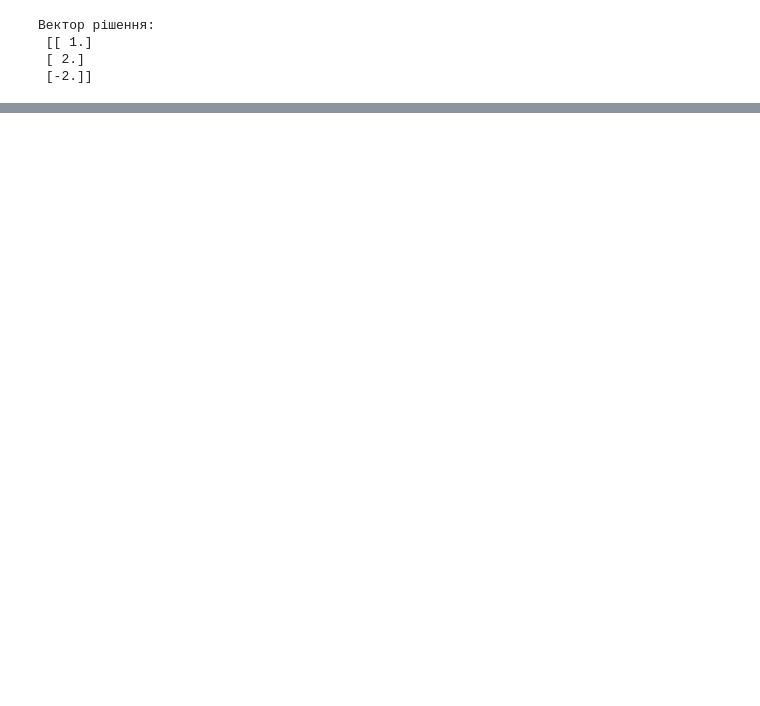
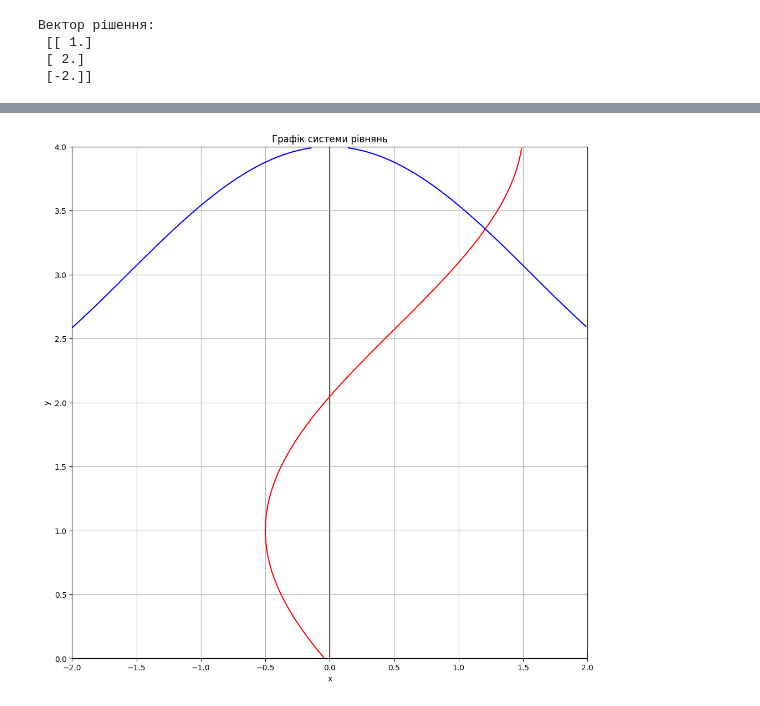
Before and after one commit to AlinaSalaieva/NM, a Jupyter notebook: ЛР_Салаєва_12В.ipynb, the cells around one changed output, grey strips where cells are left out. Drawn from its saved outputs; the diff is of its cells as text; code cells hidden in the pictures; blank space fills up the shorter version.

```diff
--- a/ЛР_Салаєва_12В.ipynb
+++ b/ЛР_Салаєва_12В.ipynb
@@ -219,0 +170,43 @@ print(f"Вектор рішення: \r\n {solve_gausse(a, b)}")
+# %%
+import numpy as np
+import matplotlib.pyplot as plt
+
+# Область значень для x та y
+x_min, x_max = -2, 2
+y_min, y_max = 0, 4
+step = 0.01
+
+# Створюємо масиви значень x та y
+x, y = np.meshgrid(np.arange(x_min, x_max, step), np.arange(y_min, y_max, step))
+
+# Рівняння системи
+eq1 = np.cos(y -1) + x - 0.5
+eq2 = y - np.cos(x) - 3
+
+# Створюємо графік
+fig, ax = plt.subplots(figsize=(12, 12))
+
+# Додаємо графік першого рівняння
+ax.contour(x, y, eq1, levels=[0], colors='red')
+
+# Додаємо графік другого рівняння
+ax.contour(x, y, eq2, levels=[0], colors='blue')
+
+# Налаштування графіка
+ax.set_xlim([x_min, x_max])
+ax.set_ylim([y_min, y_max])
+ax.set_xlabel('x')
+ax.set_ylabel('y')
+ax.set_title('Графік системи рівнянь')
+
+# Додаємо стрілки на кінцях осей
+ax.arrow(x_min, 0, x_max - x_min, 0, head_width=0.1, head_length=0.05, fc='black', ec='black')
+ax.arrow(0, y_min, 0, y_max - y_min, head_width=0.1, head_length=0.2, fc='black', ec='black')
+
+# Додаємо сітку
+plt.grid(True)
+
+# Показуємо графік
+plt.show()
+# %% [output]
+[figure, added]
```
Also changed, not shown: parts of 49 cells of this notebook.
